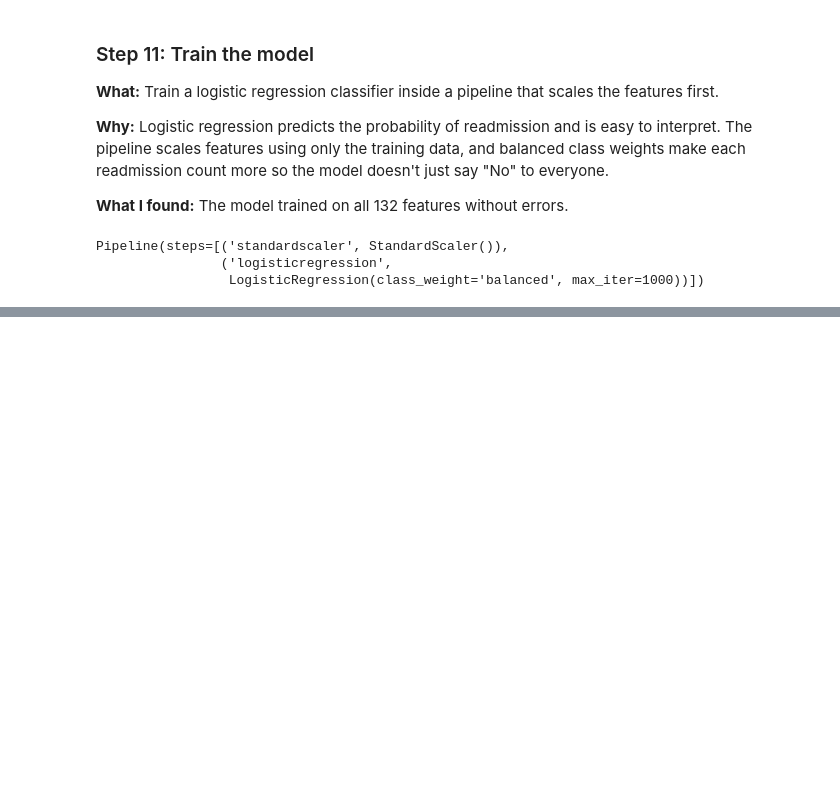
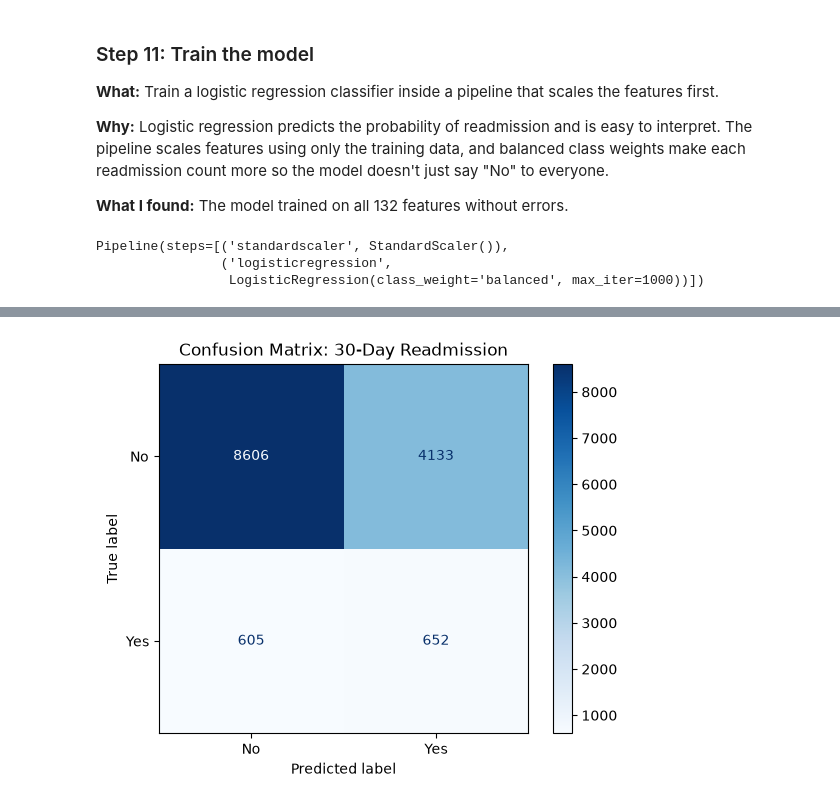
Before and after one commit to Jonah-Schwartz521/readmission-project, a Jupyter notebook: notebooks/readmission.ipynb, the cells around one changed output, grey strips where cells are left out. Saved outputs shown, nothing was run; the diff lists cells and outputs as text; code cells hidden in the pictures; blank space fills up the shorter version.

Commit message:
Add Step 12: test model, confusion matrix, AUC

```diff
--- a/notebooks/readmission.ipynb
+++ b/notebooks/readmission.ipynb
@@ -645,0 +654,15 @@ Pipeline(steps=[('standardscaler', StandardScaler()),
+# %%
+from sklearn.metrics import ConfusionMatrixDisplay, classification_report, roc_auc_score
+
+# Predict yes/no for every test patient
+y_pred = model.predict(X_test)
+# %%
+# Confusion matrix
+ConfusionMatrixDisplay.from_predictions(
+    y_test, y_pred, display_labels=["No", "Yes"], cmap="Blues"
+)
+plt.title("Confusion Matrix: 30-Day Readmission")
+plt.savefig("../images/confusion_matrix.png", bbox_inches="tight")
+plt.show()
+# %% [output]
+[figure, added]
```
Also changed, not shown: parts of 3 cells of this notebook, 1 other file.
